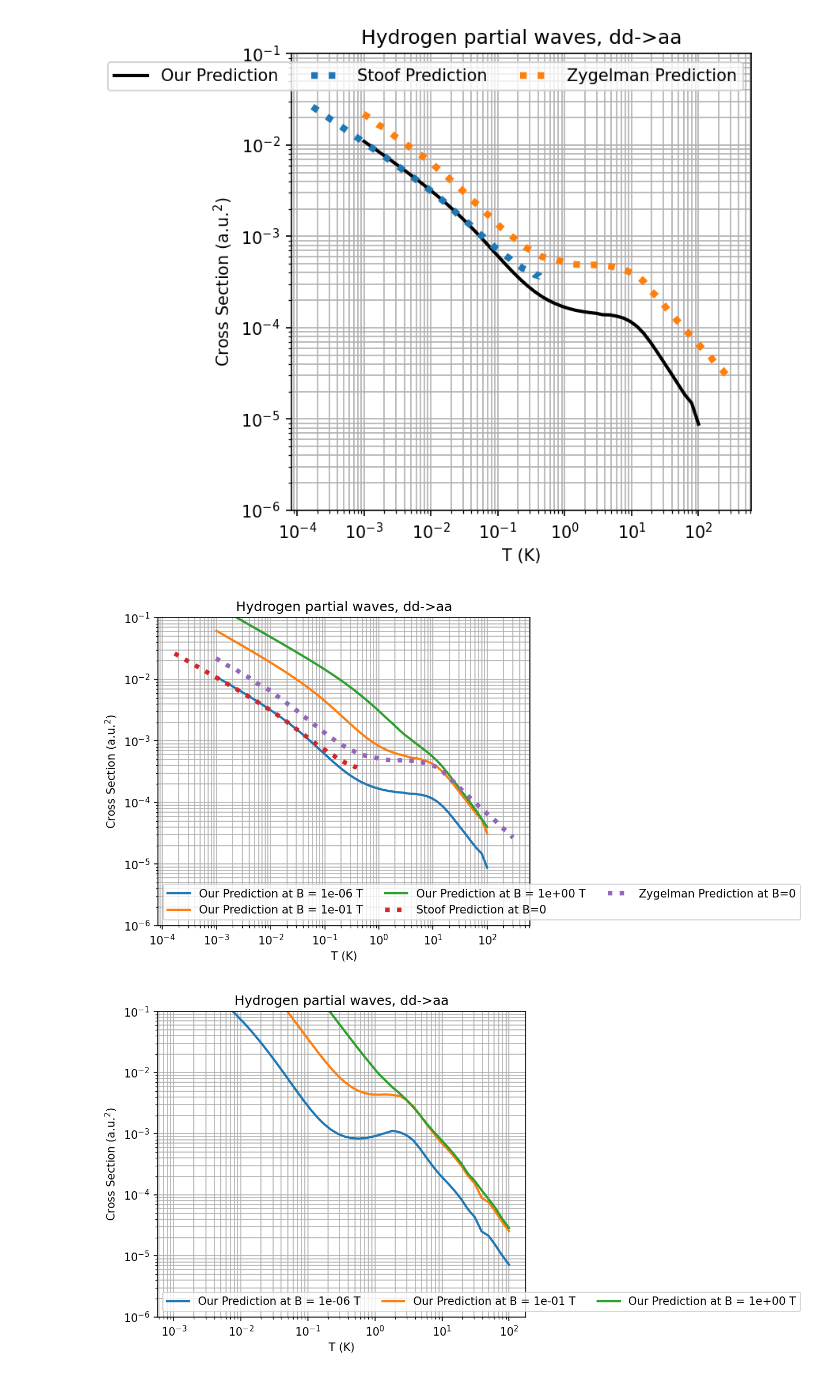
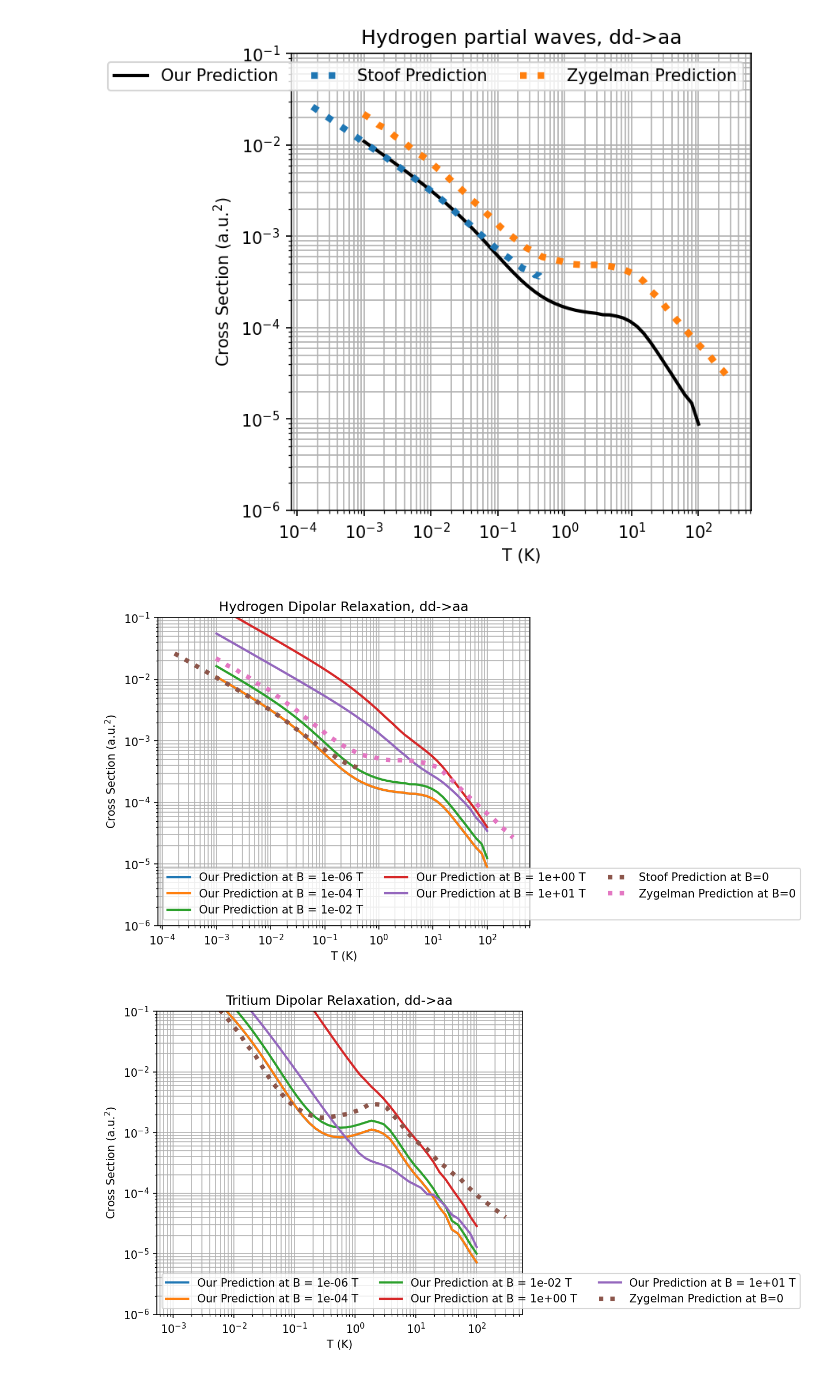
Before and after one commit to UTA-NURES/AtomicHScattering, a Jupyter notebook: examples/Literature_Comparison.ipynb, the cells around one changed output. Drawn from its saved outputs; the diff is of its cells as text; code cells hidden in the pictures.

```diff
--- a/examples/Literature_Comparison.ipynb
+++ b/examples/Literature_Comparison.ipynb
@@ -199,7 +199,7 @@ B_ddad      = np.array([pt["value"][0] for pt in ddad])
 G_ddad     = np.array([pt["value"][1] for pt in ddad])
 # %%
 json_path = os.path.join(
-    here, "..", "src", "AtomicH", "LitReview", "Stoof_Dip_ac.json"
+    here, "..", "src", "AtomicH", "LitReview", "Stoof_dd2ac_Mag.json"
 )
 with open(json_path, "r") as f:
     data = json.load(f)
@@ -209,7 +209,7 @@ B_ddac        = np.array([pt["value"][0] for pt in ddac])
 G_ddac     = np.array([pt["value"][1] for pt in ddac])
 # %%
 json_path = os.path.join(
-    here, "..", "src", "AtomicH", "LitReview", "Stoof_Dip_cd_cc.json"
+    here, "..", "src", "AtomicH", "LitReview", "Stoof_dd2cc_dd2cd_Mag.json"
 )
 with open(json_path, "r") as f:
     data = json.load(f)
@@ -278,24 +278,24 @@ plt.show()
 [figure]
 # %%
 json_path = os.path.join(
-    here, "..", "src", "AtomicH", "LitReview", "Zyg_1.b.json")
+    here, "..", "src", "AtomicH", "LitReview", "Zygelman_Hydrogen_dd2aa.json")
 
 with open(json_path, "r") as f:
     data = json.load(f)
 
-Zygaa        = data["datasetColl"][0]["data"]
-ZygaaK        = np.array([pt["value"][0] for pt in Zygaa])
-ZygaaSig     = np.array([pt["value"][1] for pt in Zygaa])
+ZygaaH        = data["datasetColl"][0]["data"]
+ZygaaKH        = np.array([pt["value"][0] for pt in ZygaaH])
+ZygaaSigH     = np.array([pt["value"][1] for pt in ZygaaH])
 
 json_path = os.path.join(
-    here, "..", "src", "AtomicH", "LitReview", "Zyg_1.a.json")
+    here, "..", "src", "AtomicH", "LitReview", "Zygelman_Tritium_dd2aa.json")
 
 with open(json_path, "r") as f:
     data = json.load(f)
 
-Zygad        = data["datasetColl"][0]["data"]
-ZygKad        = np.array([pt["value"][0] for pt in Zygad])
-ZygadSig     = np.array([pt["value"][1] for pt in Zygad])
+ZygaaT        = data["datasetColl"][0]["data"]
+ZygaaKT        = np.array([pt["value"][0] for pt in ZygaaT])
+ZygaaSigT     = np.array([pt["value"][1] for pt in ZygaaT])
 
 mp = 1.672621925e-27
 me = 9.1093837139e-31
@@ -365,7 +365,7 @@ c = DipoleChannels[0]
 pot = potentials.Silvera_Triplet
 T_values = np.logspace(-3, 2, 50)
 
-B_values = [1e-6, 1e-1, 1]
+B_values = [1e-6, 1e-4, 1e-2, 1e-0, 10]
 # %%
 CrossSectionArray = np.zeros((len(B_values), len(T_values)))
 
@@ -384,7 +384,7 @@ for i, B_value in enumerate(B_values):
 
 
 plt.plot(Stoofaax,Stoofaay,':', label='Stoof Prediction at B=0',linewidth=4)
-plt.plot(ZygaaK, ZygaaSig,':', label='Zygelman Prediction at B=0',linewidth=4)
+plt.plot(ZygaaKH, ZygaaSigH,':', label='Zygelman Prediction at B=0',linewidth=4)
 
 
 plt.semilogy()
@@ -392,7 +392,7 @@ plt.xlabel("T (K)")
 #plt.xlim(0.001, 10)
 plt.ylabel(r'Cross Section (a.u.$^2$)')
 #plt.ylim(1e-19, 1e-15)
-plt.title("Hydrogen partial waves, dd->aa")
+plt.title("Hydrogen Dipolar Relaxation, dd->aa")
 plt.grid(which='both')
 plt.legend(ncol=3)
 plt.loglog()
@@ -400,7 +400,7 @@ plt.ylim(1e-6,1e-1)
 
 plt.show()
 # %% [output]
-[figure, old version]
+[figure, new version]
 # %%
 CrossSectionArrayT = np.zeros((len(B_values), len(T_values)))
 
@@ -413,24 +413,26 @@ for i, B_value in enumerate(B_values):
 # %%
 plt.figure(figsize=(6, 5), dpi=150)
 
 for i, B_value in enumerate(B_values):
     plt.plot(T_values, CrossSectionArrayT[i, :], linewidth=2,
              label=f"Our Prediction at B = {B_value:.0e} T")
+
+plt.plot(ZygaaKT, ZygaaSigT,':', label='Zygelman Prediction at B=0',linewidth=4)
 
 
 
 
 plt.semilogy()
 plt.xlabel("T (K)")
 #plt.xlim(0.001, 10)
 plt.ylabel(r'Cross Section (a.u.$^2$)')
 #plt.ylim(1e-19, 1e-15)
-plt.title("Hydrogen partial waves, dd->aa")
+plt.title("Tritium Dipolar Relaxation, dd->aa")
 plt.grid(which='both')
 plt.legend(ncol=3)
 plt.loglog()
 plt.ylim(1e-6,1e-1)
 
 plt.show()
 # %% [output]
-[figure, old version]
+[figure, new version]
```
Also changed, not shown: parts of 2 cells of this notebook.
